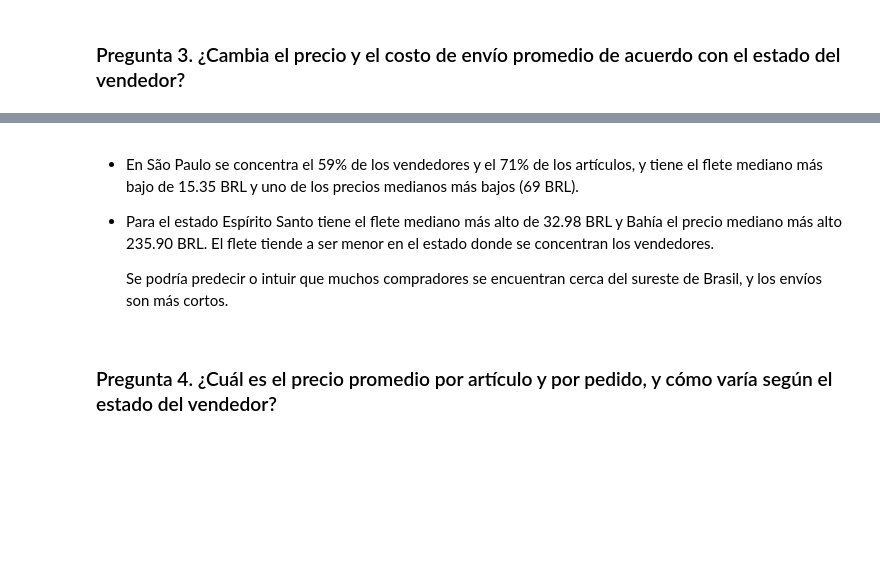
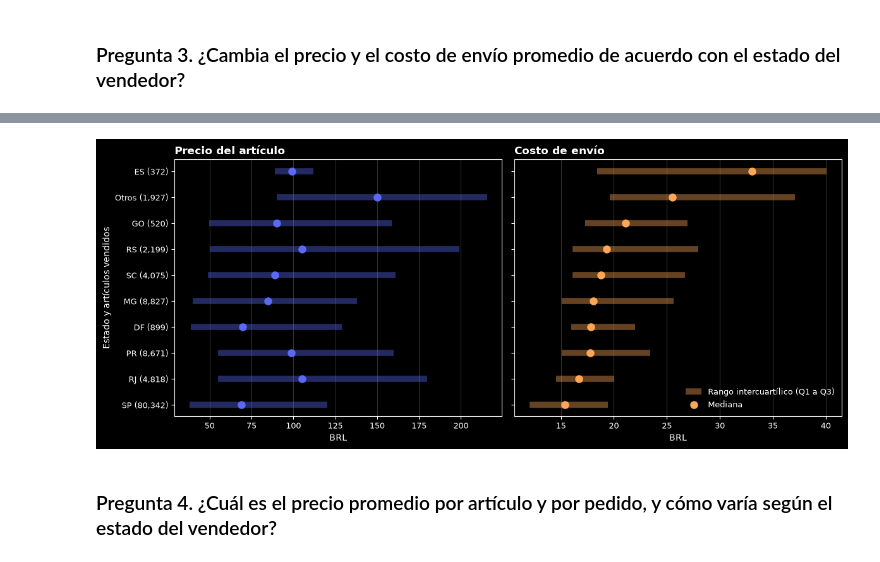
Before and after one commit to chaffrey8/DMEMCD_2026, a Jupyter notebook: Proyecto_JM.ipynb, the cells around one changed output, grey strips where cells are left out. Cells and saved outputs as stored; diff of their text form; code cells hidden in the pictures; blank space fills up the shorter version.

```diff
--- a/Proyecto_JM.ipynb
+++ b/Proyecto_JM.ipynb
@@ -330,0 +363,20 @@ display(fechas_raras[["order_id", "seller_id", "fecha_compra",
+# %%
+resultados = []
+for col in ["price", "freight_value"]:
+    q1 = items_raw[col].quantile(0.25)
+    q3 = items_raw[col].quantile(0.75)
+    iqr = q3 - q1
+    lim_inf = q1 - 1.5 * iqr
+    lim_sup = q3 + 1.5 * iqr
+    todos = items_raw[col]
+    sin_atipicos = todos[(todos >= lim_inf) & (todos <= lim_sup)]
+    perdida = (1 - sin_atipicos.sum() / todos.sum()) * 100
+    resultados.append([col, todos.mean(), sin_atipicos.mean(),
+                       todos.median(), sin_atipicos.median(), perdida])
+
+efecto = pd.DataFrame(resultados, columns=[
+    "variable", "media (todos)", "media (sin atípicos)",
+    "mediana (todos)", "mediana (sin atípicos)",
+    "% del total que se perdería",
+])
+display(efecto.round(2))
@@ -330,0 +451,11 @@ display(fechas_raras[["order_id", "seller_id", "fecha_compra",
+# %%
+vendedores_por_estado = sellers["seller_state"].value_counts()
+estados_grandes = vendedores_por_estado[vendedores_por_estado >= MIN_VENDEDORES].index
+items_sellers["grupo_estado"] = np.where(
+    items_sellers["seller_state"].isin(estados_grandes),
+    items_sellers["seller_state"],
+    "Otros",
+)
+items_sellers["flete_sobre_precio"] = items_sellers["freight_value"] / items_sellers["price"]
+print("Estados conservados con su nombre:", ", ".join(estados_grandes))
+print(items_sellers["grupo_estado"].value_counts().to_string())
@@ -445,13 +612,6 @@ artículos en todo el periodo.
 # %% [markdown]
 ### Pregunta 3. ¿Cambia el precio y el costo de envío promedio de acuerdo con el estado del vendedor?
 # %%
-MIN_VENDEDORES = 20
-vendedores_por_estado = sellers["seller_state"].value_counts()
-estados_grandes = vendedores_por_estado[vendedores_por_estado >= MIN_VENDEDORES].index
-items_sellers["grupo_estado"] = np.where(items_sellers["seller_state"].isin(estados_grandes),
-                                         items_sellers["seller_state"], "Otros")
-items_sellers["flete_sobre_precio"] = items_sellers["freight_value"] / items_sellers["price"]
-
 por_estado = (items_sellers.groupby("grupo_estado")
               .agg(vendedores=("seller_id", "nunique"), articulos=("price", "size"),
                    precio_mediana=("price", "median"), precio_media=("price", "mean"),
@@ -462,41 +635,31 @@ display(por_estado.round(2))
 # %%
-# Gráfica 4: mediana y rango intercuartílico del precio y del flete por estado
 variables = [("price", "Precio del artículo", COL["azul"]),
              ("freight_value", "Costo de envío", COL["naranja"])]
 
-# Cuartiles (25%, 50% y 75%) del precio y del flete de cada estado
 cuartiles = (items_sellers.groupby("grupo_estado")[["price", "freight_value"]]
              .quantile([0.25, 0.5, 0.75]).unstack())
 
-# Estados ordenados por la mediana del flete, con el número de artículos en la etiqueta
 orden_estados = por_estado.index
-etiquetas_estado = []
-for estado in orden_estados:
-    etiquetas_estado.append(f"{estado} ({por_estado.loc[estado, 'articulos']:,})")
+etiquetas_estado = [f"{estado} ({por_estado.loc[estado, 'articulos']:,})" for estado in orden_estados]
 
 fig, axes = plt.subplots(1, 2, figsize=(12, 5), sharey=True)
 for ax, (col, titulo, color) in zip(axes, variables):
     q = cuartiles[col].loc[orden_estados]
     y = np.arange(len(q))
     ax.hlines(y, q[0.25], q[0.75], color=color, lw=7, alpha=0.4, label="Rango intercuartílico (Q1 a Q3)")
     ax.plot(q[0.5], y, "o", color=color, markersize=8, label="Mediana")
     ax.set_title(titulo, fontsize=12, fontweight="bold", loc="left")
     ax.set_xlabel("BRL", fontsize=10)
     ax.tick_params(labelsize=9)
     ax.grid(axis="x", alpha=0.2)
 
 axes[0].set_yticks(np.arange(len(orden_estados)), etiquetas_estado)
 axes[0].set_ylabel("Estado y artículos vendidos", fontsize=10)
 axes[1].legend(loc="lower right", fontsize=9, frameon=False)
 
 mostrar(fig, "3_3_precio_flete_por_estado")
+# %% [output]
+[figure, added]
-# %% [markdown]
-- En São Paulo se concentra el 59% de los vendedores y el 71% de los artículos, y tiene el
-  flete mediano más bajo de 15.35 BRL y uno de los precios medianos más bajos (69 BRL).
-- Para el estado Espírito Santo tiene el flete mediano más alto de 32.98 BRL y Bahía el precio mediano más alto 235.90 BRL.
-  El flete tiende a ser menor en el estado donde se concentran los vendedores.
-
-  Se podría predecir o intuir que muchos compradores se encuentran cerca del sureste de Brasil, y los envíos son más cortos.
 # %% [markdown]
 ### Pregunta 4. ¿Cuál es el precio promedio por artículo y por pedido, y cómo varía según el estado del vendedor?
 # %%
```
Also changed, not shown: parts of 73 cells of this notebook, 2 other files.
